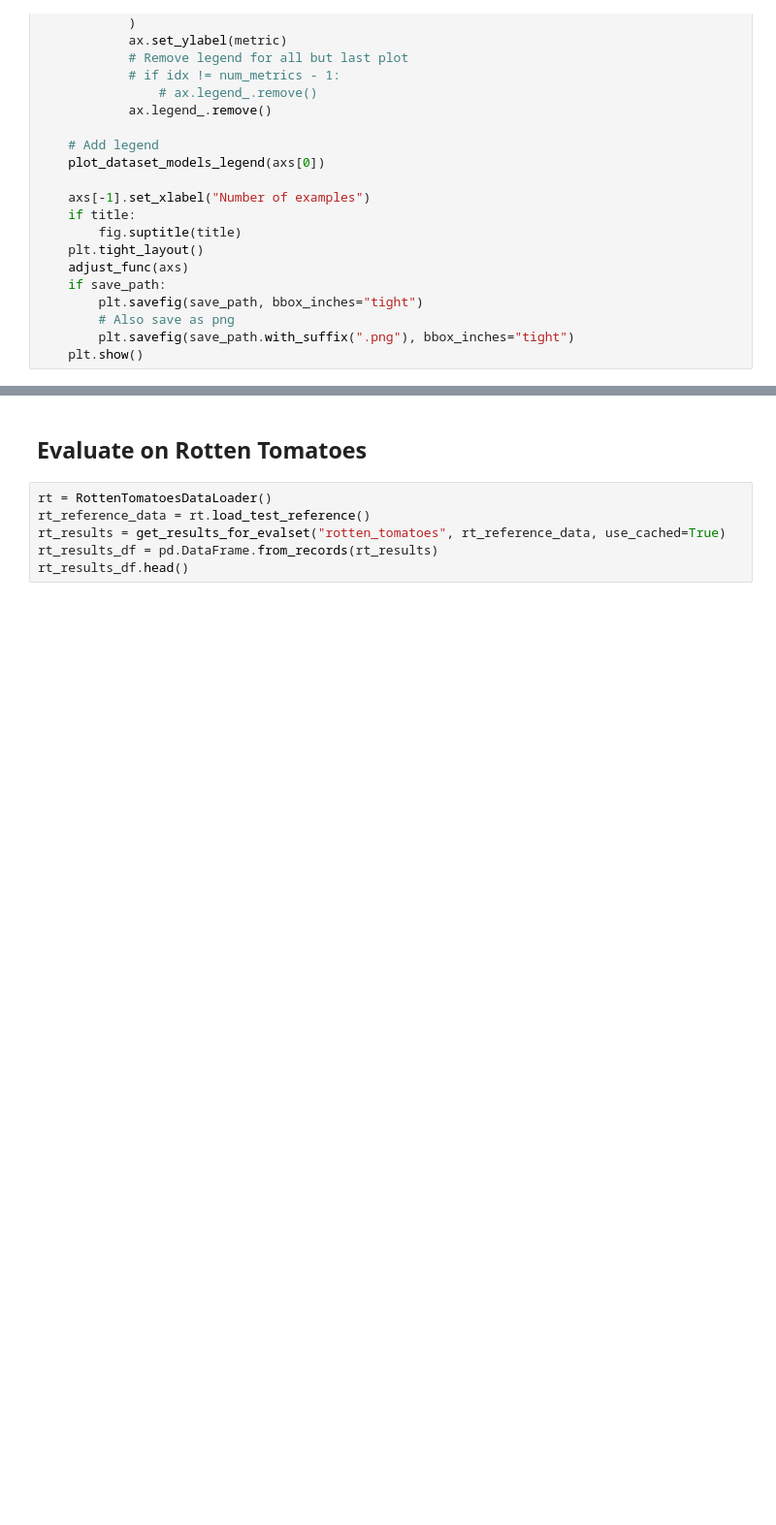
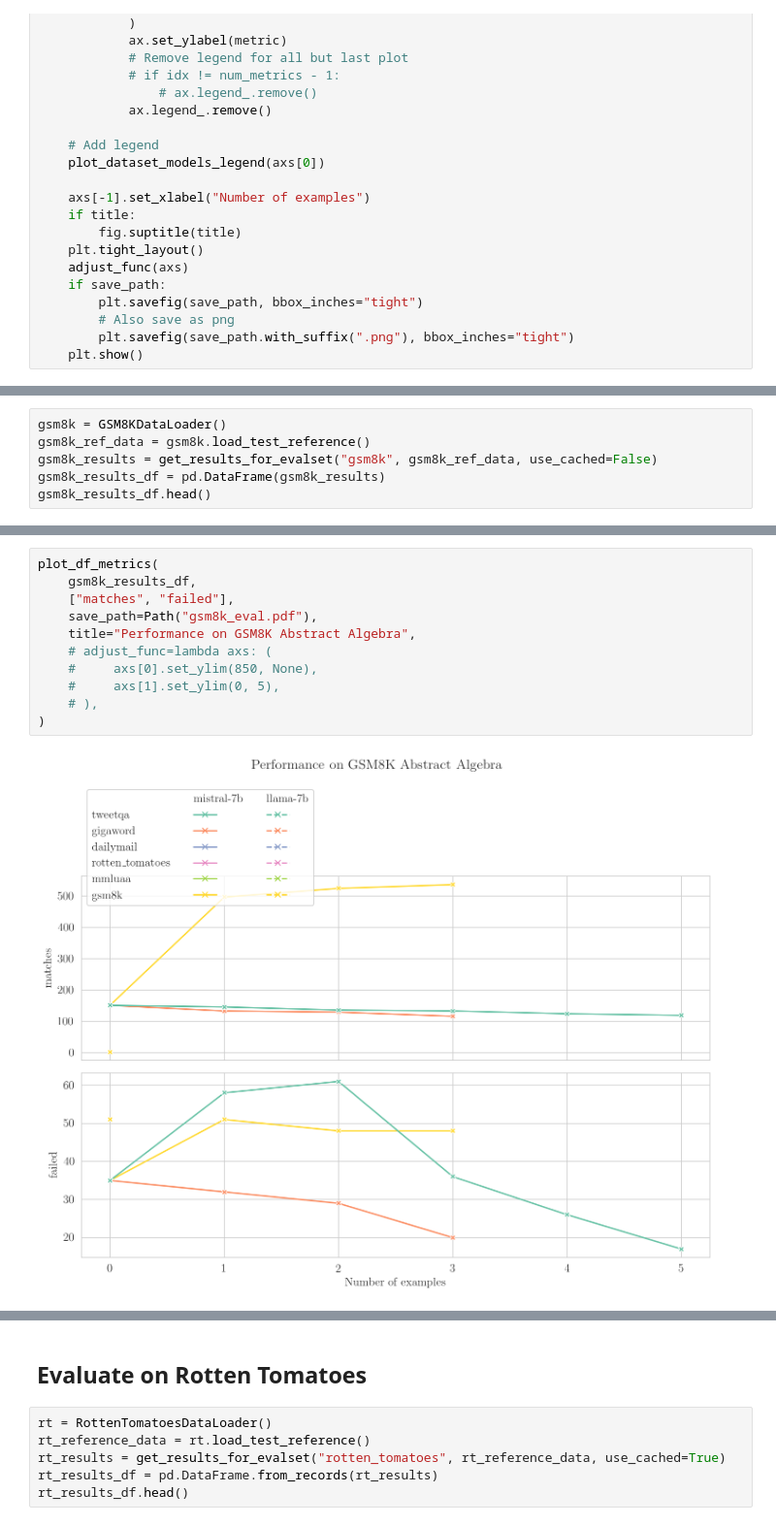
Before and after one commit to ivaxi0s/llm-task-switch, a Jupyter notebook: results/plot_metrics.ipynb, the cells around one changed output, grey strips where cells are left out. Shown at 97% size. Drawn from its saved outputs; the diff is of its cells as text; blank space fills up the shorter version.

```diff
--- a/results/plot_metrics.ipynb
+++ b/results/plot_metrics.ipynb
@@ -221,0 +235,6 @@ plt.show()
+# %%
+gsm8k = GSM8KDataLoader()
+gsm8k_ref_data = gsm8k.load_test_reference()
+gsm8k_results = get_results_for_evalset("gsm8k", gsm8k_ref_data, use_cached=False)
+gsm8k_results_df = pd.DataFrame(gsm8k_results)
+gsm8k_results_df.head()
@@ -221,0 +265,13 @@ plt.show()
+# %%
+plot_df_metrics(
+    gsm8k_results_df,
+    ["matches", "failed"],
+    save_path=Path("gsm8k_eval.pdf"),
+    title="Performance on GSM8K Abstract Algebra",
+    # adjust_func=lambda axs: (
+    #     axs[0].set_ylim(850, None),
+    #     axs[1].set_ylim(0, 5),
+    # ),
+)
+# %% [output]
+[figure, added]
```
Also changed, not shown: parts of 16 cells of this notebook, 6 other files.
